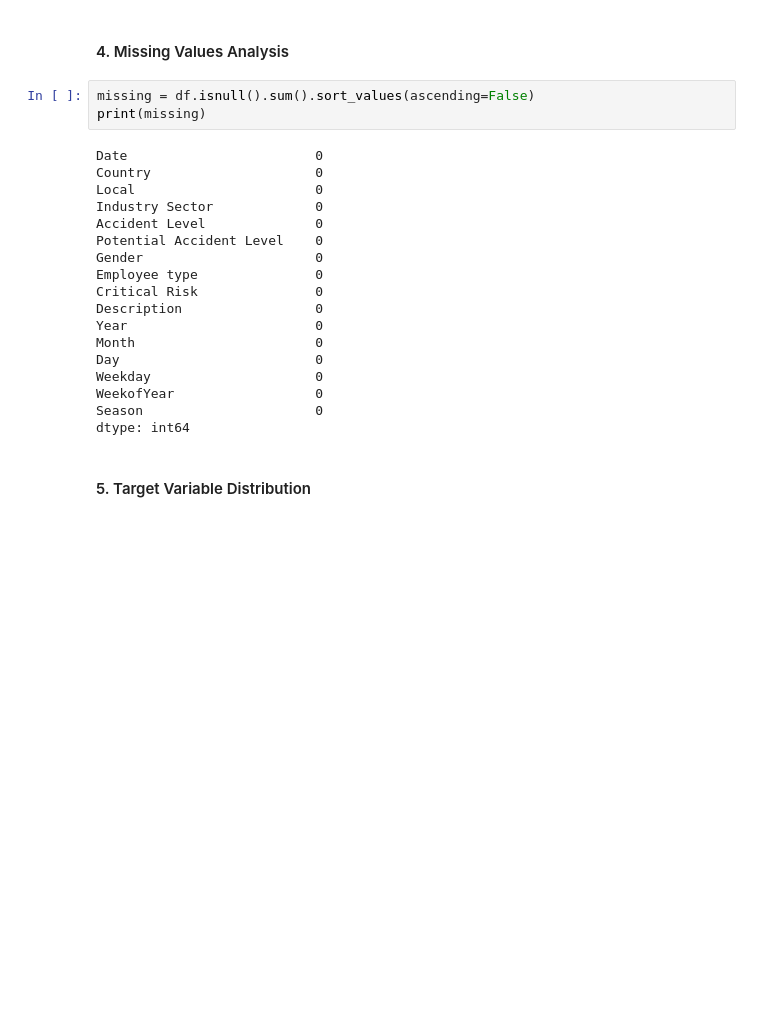
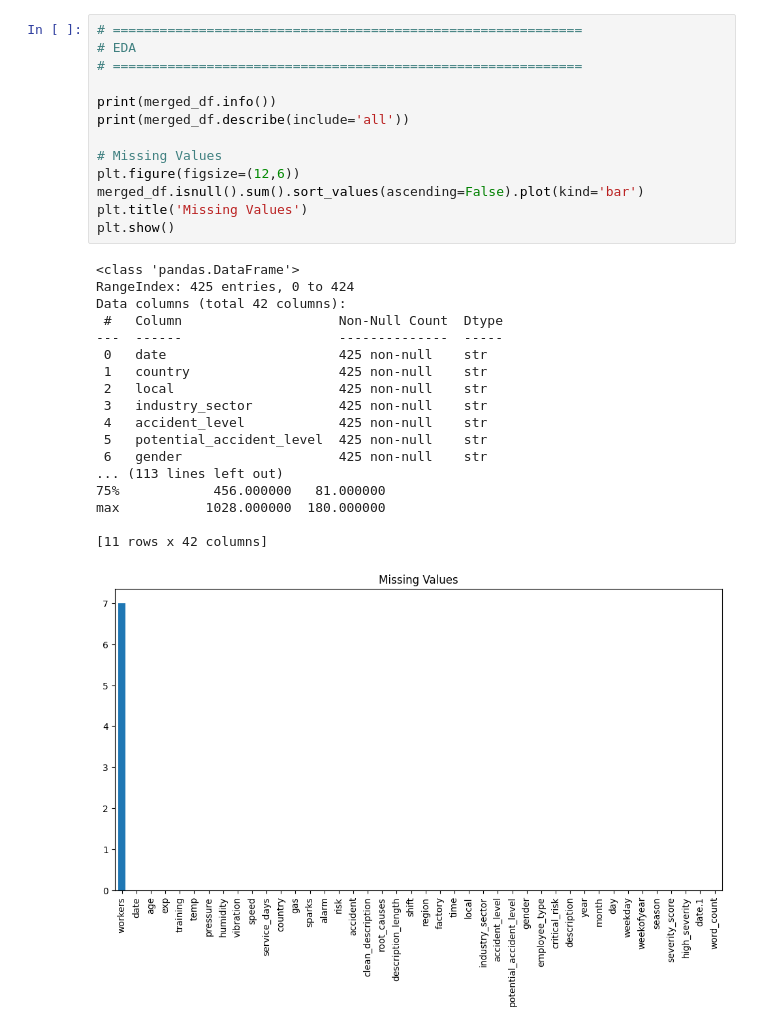
Before and after one commit to malaynilabh/Industrial_Safety_Severity_Prediction, a Jupyter notebook: notebooks/eda.ipynb, the cells around one changed output. Cells and saved outputs as stored; diff of their text form; blank space fills up the shorter version.

```diff
--- a/notebooks/eda.ipynb
+++ b/notebooks/eda.ipynb
@@ -64,26 +19,33 @@ memory usage: 53.3 KB
-# %% [markdown]
-#### 4. Missing Values Analysis
-# %%
-missing = df.isnull().sum().sort_values(ascending=False)
-print(missing)
-# %% [output]
-Date                        0
-Country                     0
-Local                       0
-Industry Sector             0
-Accident Level              0
-Potential Accident Level    0
-Gender                      0
-Employee type               0
-Critical Risk               0
-Description                 0
-Year                        0
-Month                       0
-Day                         0
-Weekday                     0
-WeekofYear                  0
-Season                      0
-dtype: int64
-# %% [markdown]
-#### 5. Target Variable Distribution
+# %%
+# ============================================================
+# EDA
+# ============================================================
+
+print(merged_df.info())
+print(merged_df.describe(include='all'))
+
+# Missing Values
+plt.figure(figsize=(12,6))
+merged_df.isnull().sum().sort_values(ascending=False).plot(kind='bar')
+plt.title('Missing Values')
+plt.show()
+# %% [output]
+<class 'pandas.DataFrame'>
+RangeIndex: 425 entries, 0 to 424
+Data columns (total 42 columns):
+ #   Column                    Non-Null Count  Dtype
+---  ------                    --------------  -----
+ 0   date                      425 non-null    str
+ 1   country                   425 non-null    str
+ 2   local                     425 non-null    str
+ 3   industry_sector           425 non-null    str
+ 4   accident_level            425 non-null    str
+ 5   potential_accident_level  425 non-null    str
+ 6   gender                    425 non-null    str
+... (113 lines left out)
+75%            456.000000   81.000000
+max           1028.000000  180.000000
+
+[11 rows x 42 columns]
+[figure, added]
 # %%
```
Also changed, not shown: parts of 22 cells of this notebook, 2 other files.
